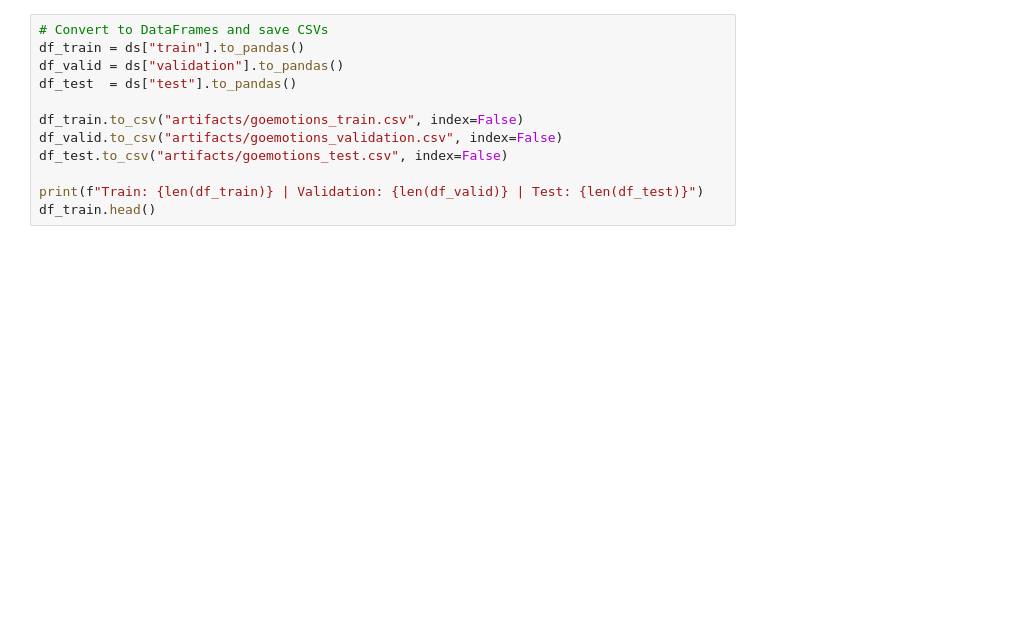
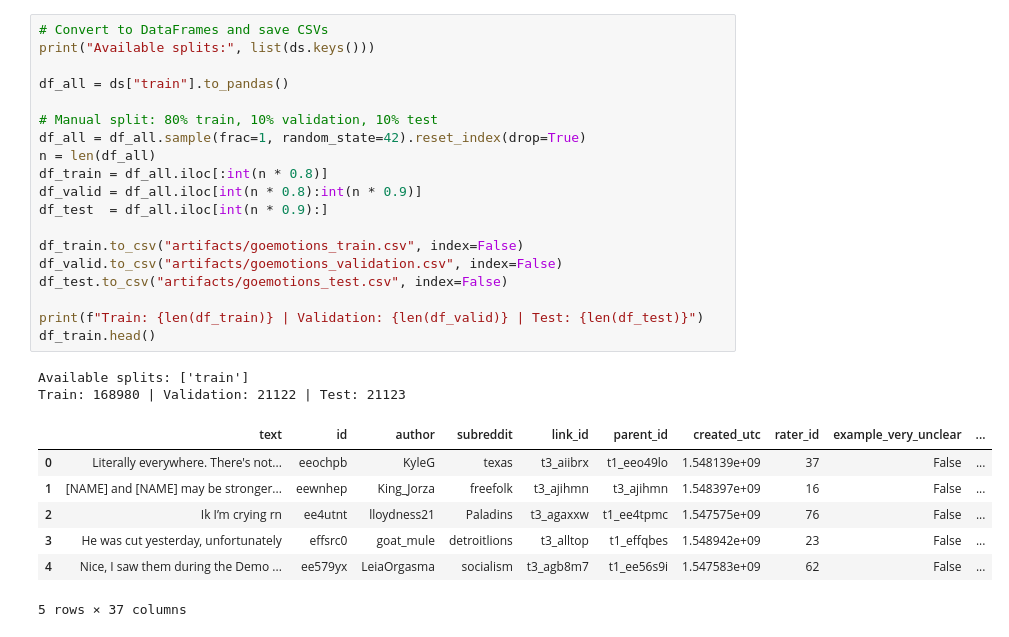
Before and after one commit to VANDRANKI/Fun_veeeee_Tool, a Jupyter notebook: emotion-dj-ml/01_explore_goemotions.ipynb, the cells around one changed output. Drawn from its saved outputs; the diff is of its cells as text; blank space fills up the shorter version.

```diff
--- a/emotion-dj-ml/01_explore_goemotions.ipynb
+++ b/emotion-dj-ml/01_explore_goemotions.ipynb
@@ -17,15 +44,32 @@ print(ds)
 # %%
 # Convert to DataFrames and save CSVs
-df_train = ds["train"].to_pandas()
-df_valid = ds["validation"].to_pandas()
-df_test  = ds["test"].to_pandas()
+print("Available splits:", list(ds.keys()))
+
+df_all = ds["train"].to_pandas()
+
+# Manual split: 80% train, 10% validation, 10% test
+df_all = df_all.sample(frac=1, random_state=42).reset_index(drop=True)
+n = len(df_all)
+df_train = df_all.iloc[:int(n * 0.8)]
+df_valid = df_all.iloc[int(n * 0.8):int(n * 0.9)]
+df_test  = df_all.iloc[int(n * 0.9):]
 
 df_train.to_csv("artifacts/goemotions_train.csv", index=False)
 df_valid.to_csv("artifacts/goemotions_validation.csv", index=False)
 df_test.to_csv("artifacts/goemotions_test.csv", index=False)
 
 print(f"Train: {len(df_train)} | Validation: {len(df_valid)} | Test: {len(df_test)}")
 df_train.head()
+# %% [output]
+Available splits: ['train']
+Train: 168980 | Validation: 21122 | Test: 21123
+|  | text | id | author | subreddit | link_id | parent_id | created_utc | rater_id | example_very_unclear | ... |
+| 0 | Literally everywhere. There's not... | eeochpb | KyleG | texas | t3_aiibrx | t1_eeo49lo | 1.548139e+09 | 37 | False | ... |
+| 1 | [NAME] and [NAME] may be stronger... | eewnhep | King_Jorza | freefolk | t3_ajihmn | t3_ajihmn | 1.548397e+09 | 16 | False | ... |
+| 2 | Ik I’m crying rn | ee4utnt | lloydness21 | Paladins | t3_agaxxw | t1_ee4tpmc | 1.547575e+09 | 76 | False | ... |
+| 3 | He was cut yesterday, unfortunately | effsrc0 | goat_mule | detroitlions | t3_alltop | t1_effqbes | 1.548942e+09 | 23 | False | ... |
+| 4 | Nice, I saw them during the Demo ... | ee579yx | LeiaOrgasma | socialism | t3_agb8m7 | t1_ee56s9i | 1.547583e+09 | 62 | False | ... |
+5 rows × 37 columns
 # %%
 # Original 28 labels (27 emotions + neutral)
 ORIGINAL_LABELS = [
```
Also changed, not shown: parts of 6 cells of this notebook, 17 other files.
